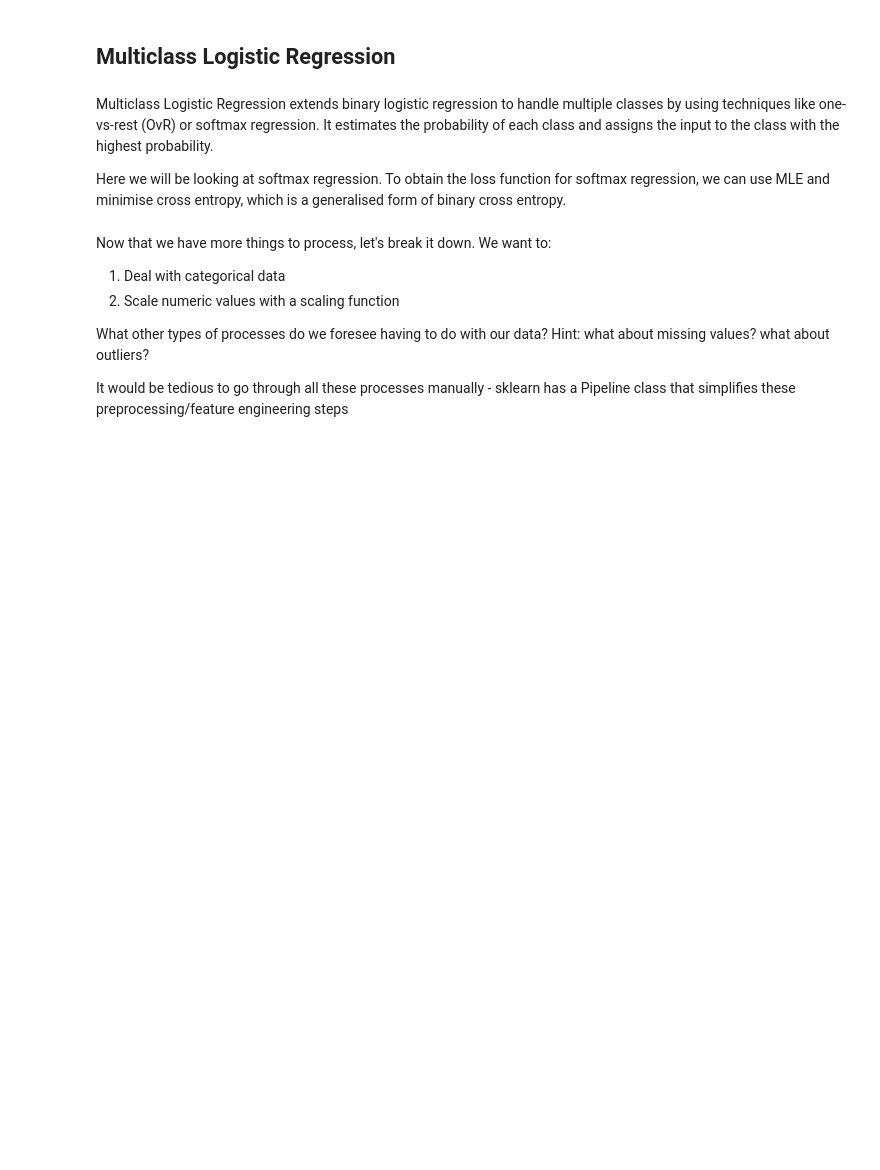
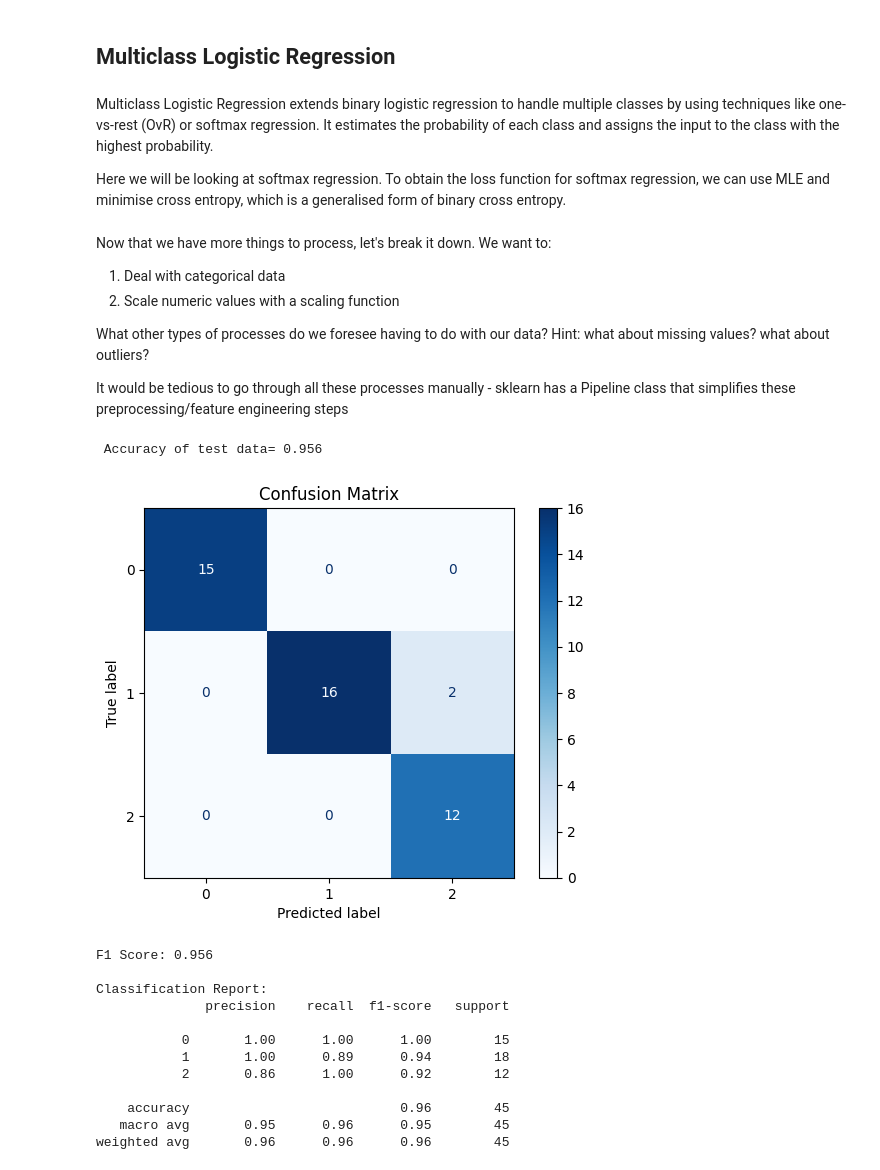
Before and after one commit to pavlovd0g/Aqilah-DAC-Curriculum, a Jupyter notebook: DAC-006_Machine_Learning/DAC-006-Intro_to_ML_Session_1_Student.ipynb, the cells around one changed output. Cells and saved outputs as stored; diff of their text form; code cells hidden in the pictures; blank space fills up the shorter version.

```diff
--- a/DAC-006_Machine_Learning/DAC-006-Intro_to_ML_Session_1_Student.ipynb
+++ b/DAC-006_Machine_Learning/DAC-006-Intro_to_ML_Session_1_Student.ipynb
@@ -403,6 +506,9 @@ Multiclass Logistic Regression extends binary logistic regression to handle mult
 Here we will be looking at softmax regression. To obtain the loss function for softmax regression, we can use MLE and minimise cross entropy, which is a generalised form of binary cross entropy.
 # %%
 # Let's load in the iris dataset
+iris = load_iris(as_frame=True)
+x = iris.data
+y = iris.target
 # %% [markdown]
 Now that we have more things to process, let's break it down. We want to:
 
@@ -415,32 +521,55 @@ It would be tedious to go through all these processes manually - sklearn has a P
 # %%
 # Split the data into the training and test data
 
-
+x_train, x_test, y_train, y_test = train_test_split(x, y, test_size=0.3)
+scaler = StandardScaler()
 
 # Fit the scaler on the training data and transform both training and test data
+x_train_scaled = scaler.fit_transform(x_train)
+x_test_scaled =  scaler.transform(x_test)
 
 # regularization constant (strength)
 REG_CONST = 0.01
 
 # Create a model and fit it to the training data.
 # C := inverse of regularization strength, stronger regularization with smaller values
-
+model = LogisticRegression(multi_class='multinomial', penalty='l2', C=1/REG_CONST, max_iter=300)
+model.fit(x_train_scaled, y_train)
 # Predict the classes of test data and measure the accuracy of test data
+y_pred =model.predict(x_test_scaled)
+acc = (y_pred == y_test).mean()
+print('\n Accuracy of test data= {:.3f}'.format(acc))
+# %% [output]
+ Accuracy of test data= 0.956
 # %%
-# # Get prediction probabilities
-# y_pred_proba = model.predict_proba(x_test_scaled)[:, 1]
+# Get prediction probabilities
+y_pred_proba = model.predict_proba(x_test_scaled)[:, 1]
 
-# # Create and plot confusion matrix
-# cm = confusion_matrix(y_test, y_pred)
-# disp = ConfusionMatrixDisplay(confusion_matrix=cm, display_labels=model.classes_)
-# disp.plot(cmap=plt.cm.Blues)
-# plt.title('Confusion Matrix')
-# plt.show()
+# Create and plot confusion matrix
+cm = confusion_matrix(y_test, y_pred)
+disp = ConfusionMatrixDisplay(confusion_matrix=cm, display_labels=model.classes_)
+disp.plot(cmap=plt.cm.Blues)
+plt.title('Confusion Matrix')
+plt.show()
 
-# # Calculate F1 score
-# f1 = f1_score(y_test, y_pred, average='weighted')
-# print(f'F1 Score: {f1:.3f}')
+# Calculate F1 score
+f1 = f1_score(y_test, y_pred, average='weighted')
+print(f'F1 Score: {f1:.3f}')
 
-# # Print Classification Report
-# print("\nClassification Report:")
-# print(classification_report(y_test, y_pred))
+# Print Classification Report
+print("\nClassification Report:")
+print(classification_report(y_test, y_pred))
+# %% [output]
+[figure, added]
+F1 Score: 0.956
+
+Classification Report:
+              precision    recall  f1-score   support
+
+           0       1.00      1.00      1.00        15
+           1       1.00      0.89      0.94        18
+           2       0.86      1.00      0.92        12
+
+    accuracy                           0.96        45
+   macro avg       0.95      0.96      0.95        45
+weighted avg       0.96      0.96      0.96        45
```
Also changed, not shown: parts of 19 cells of this notebook.
